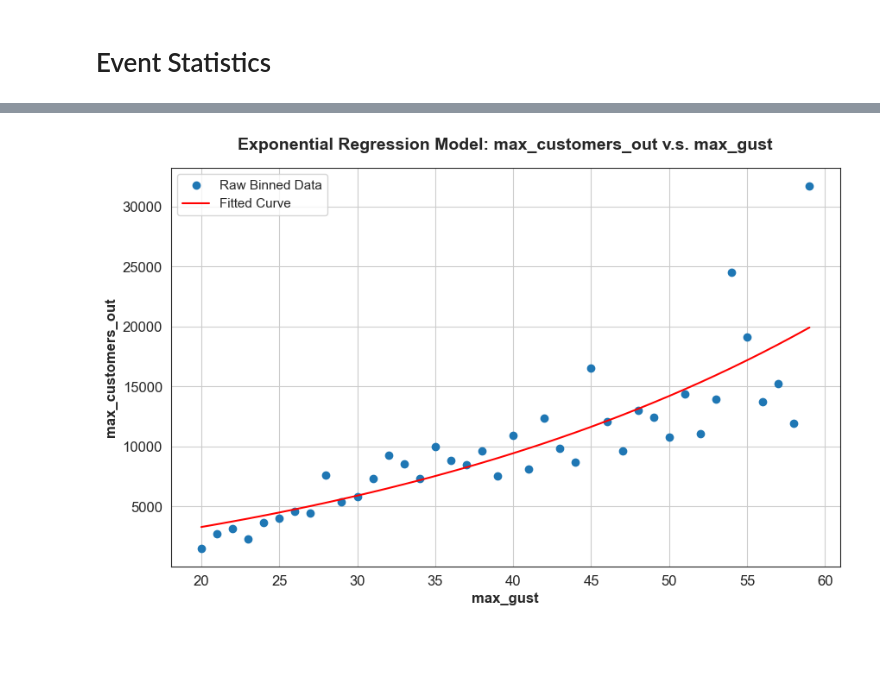
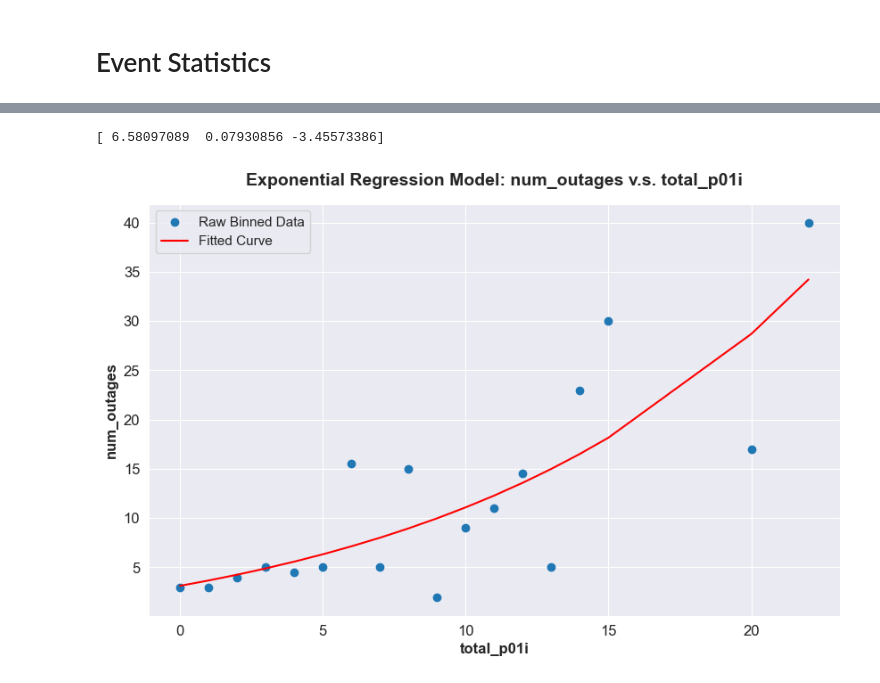
Before and after one commit to arslanleo/eagleiDataProcessor, a Jupyter notebook: analysis_examples.ipynb, the cells around one changed output, grey strips where cells are left out. Saved outputs shown, nothing was run; the diff lists cells and outputs as text; code cells hidden in the pictures; blank space fills up the shorter version.

```diff
--- a/analysis_examples.ipynb
+++ b/analysis_examples.ipynb
@@ -124,6 +123,7 @@ print(ds_merged['station'].values)
 # %%
 # get all the data for a specific station, e.g., 'MIA'
-ds_merged.sel(station='LAX')
+station='CLM'
+ds_merged.sel(station=station)
 # %% [output]
 <xarray.Dataset> Size: 17MB
 Dimensions:              (time: 385728)
@@ -410,30 +414,45 @@ plt.show()
 # %%
 # Basic Exponential Regression Model of Weather-Outage Relationship
 
 from scipy.optimize import curve_fit
 
+# Function to fit
 def exponential_function(x,a,b,c):
-    return a * np.exp(-b*x) + c
+    return a * np.exp(b*x) + c
 
-weather_variable='max_gust'
-outage_variable='max_customers_out'
+def myround(x, base):
+    return base * round(x/base)
 
-events_stats[f'{weather_variable}_int'] = round(events_stats[weather_variable])
+weather_variable='total_p01i'
+outage_variable='num_outages'
+
+events_stats[weather_variable]=myround(events_stats[weather_variable],1)
 # average all outage instances over their target weather variable
-df_grouped = events_stats.groupby(f'{weather_variable}_int').agg({
-    outage_variable: 'mean'
+df_grouped = events_stats.groupby(weather_variable).agg({
+    outage_variable: 'median'
 }).reset_index()
-df_grouped = df_grouped[df_grouped[f'{weather_variable}_int'] < 60]
-x = df_grouped[f'{weather_variable}_int'].values
+
+# filter out anomalous weather variables that we do not have data to analyze
+#df_grouped = df_grouped[df_grouped[weather_variable] >80]
+
+# Raw Data
+x = df_grouped[weather_variable].values
 y = df_grouped[outage_variable].values
 plt.scatter(x,y,label='Raw Binned Data')
-popt,pcov = curve_fit(exponential_function,x,y,p0=[0.5,0.5,0.5])
-plt.plot(df_grouped[f'{weather_variable}_int'], exponential_function(df_grouped[f'{weather_variable}_int'], *popt), 'r-', label="Fitted Curve")
+#yscale('log')
+
+# Fitted Data - May have to change p0 to fit the data
+popt,pcov = curve_fit(exponential_function,x,y,p0=[10, 0.05, 0],maxfev=20000)
+print(popt)
+plt.plot(df_grouped[weather_variable], exponential_function(df_grouped[weather_variable], *popt), 'r-', label="Fitted Curve")
+
+# Plot Settings
 plt.title(f"Exponential Regression Model: {outage_variable} v.s. {weather_variable}")
 plt.xlabel(f'{weather_variable}')
 plt.ylabel(f'{outage_variable}')
 plt.legend()
 plt.grid(True)
 plt.show()
 # %% [output]
+[ 6.58097089  0.07930856 -3.45573386]
-[figure, old version]
+[figure, new version]
```
Also changed, not shown: parts of 25 cells of this notebook, 2 other files.
